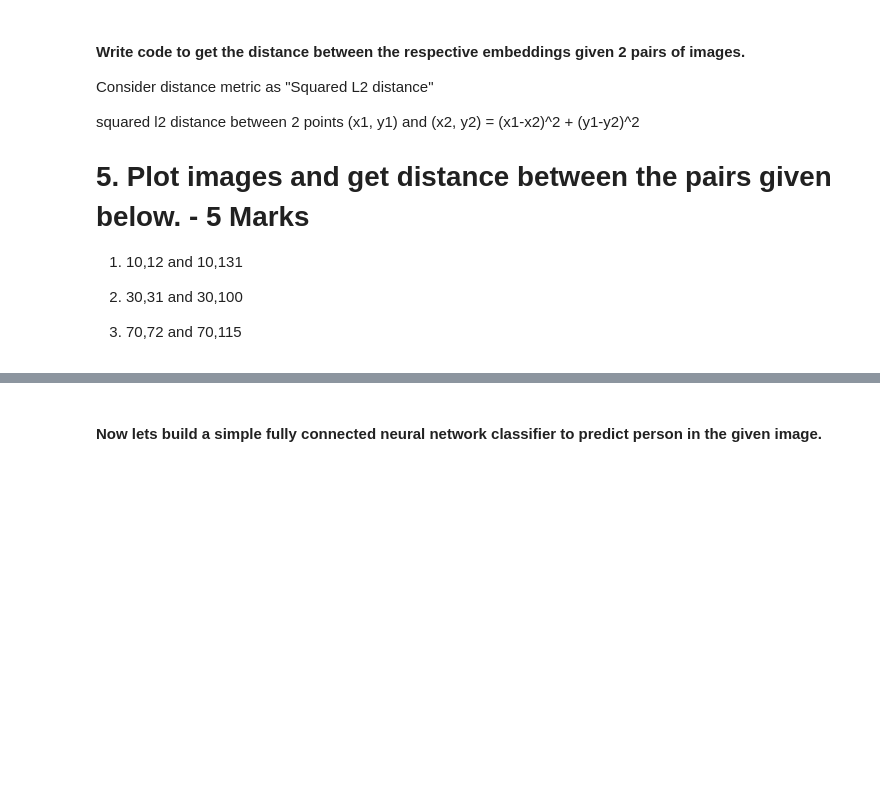
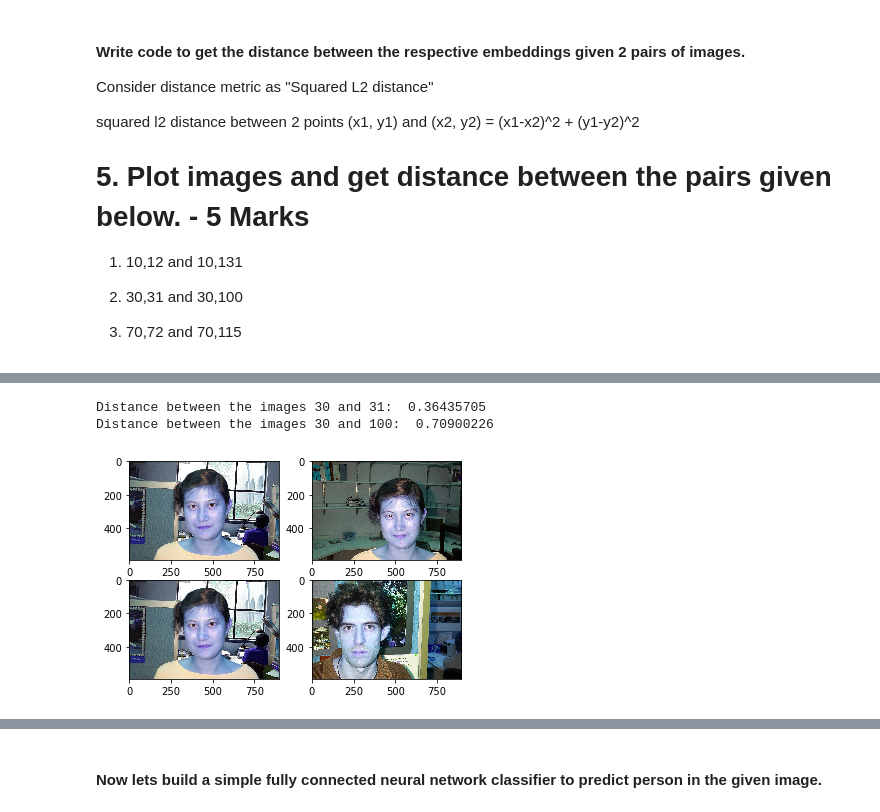
Before and after one commit to khimy/chennai-aug-batch-GangaraniRajendran, a Jupyter notebook: Residency 10/ComputerVision/FACE_RECOGNITION_Questions.ipynb, the cells around one changed output, grey strips where cells are left out. Cells and saved outputs as stored; diff of their text form; code cells hidden in the pictures; blank space fills up the shorter version.

```diff
--- a/Residency 10/ComputerVision/FACE_RECOGNITION_Questions.ipynb
+++ b/Residency 10/ComputerVision/FACE_RECOGNITION_Questions.ipynb
@@ -331,0 +511,7 @@ squared l2 distance between 2 points (x1, y1) and (x2, y2) = (x1-x2)^2 + (y1-y2)
+# %%
+#Second Pair
+Plot_getDistance(30,31,100)
+# %% [output]
+Distance between the images 30 and 31:  0.36435705
+Distance between the images 30 and 100:  0.70900226
+[figure, added]
```
Also changed, not shown: parts of 28 cells of this notebook.
